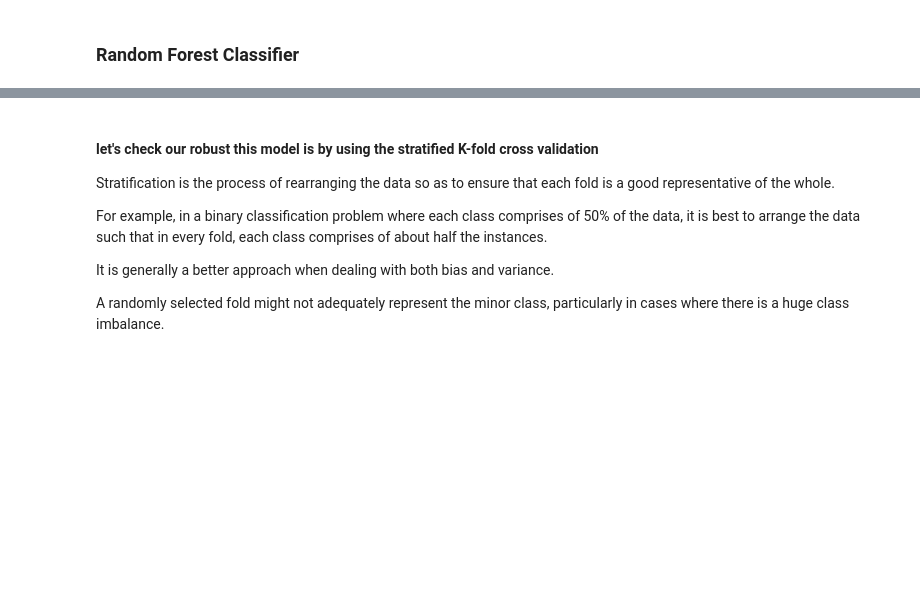
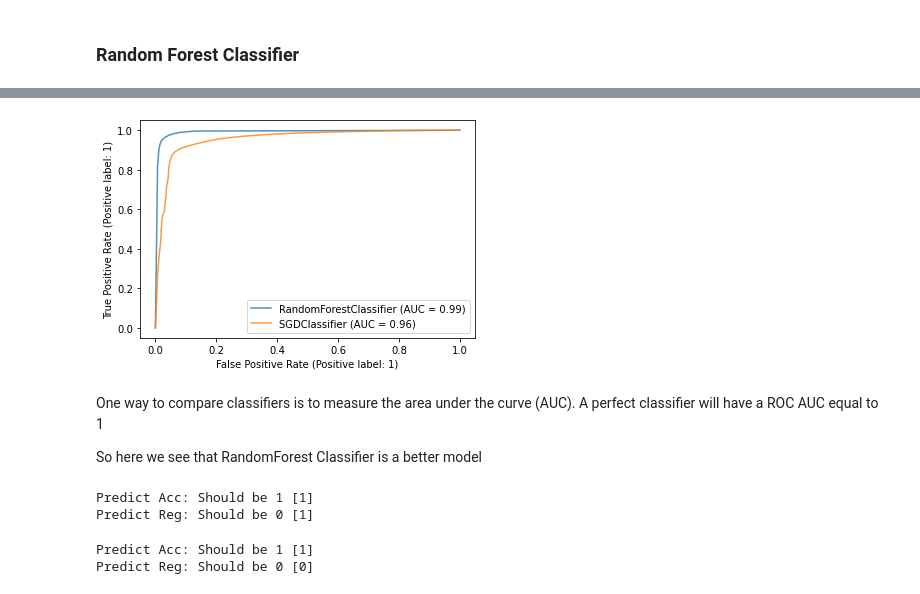
Before and after one commit to kblood86/final_project, a Jupyter notebook: Prince_files/Model_1 - ACC_REJ/Loan Eligibility_Acc vs Rec_Model_test.ipynb, the cells around one changed output, grey strips where cells are left out. Drawn from its saved outputs; the diff is of its cells as text; code cells hidden in the pictures; blank space fills up the shorter version.

```diff
--- a/Prince_files/Model_1 - ACC_REJ/Loan Eligibility_Acc vs Rec_Model_test.ipynb
+++ b/Prince_files/Model_1 - ACC_REJ/Loan Eligibility_Acc vs Rec_Model_test.ipynb
@@ -501,10 +504,0 @@ LogisticRegression()
-# %% [markdown]
-#### let's check our robust this model is by using the stratified K-fold cross validation
-
-Stratification is the process of rearranging the data so as to ensure that each fold is a good representative of the whole.
-
-For example, in a binary classification problem where each class comprises of 50% of the data, it is best to arrange the data such that in every fold, each class comprises of about half the instances.
-
-It is generally a better approach when dealing with both bias and variance.
-
-A randomly selected fold might not adequately represent the minor class, particularly in cases where there is a huge class imbalance.
@@ -537,0 +505,17 @@ A randomly selected fold might not adequately represent the minor class, particu
+# %%
+# to plot a ROC curve to see score for RFC vs SGD
+from sklearn.metrics import plot_roc_curve
+
+rfc = RandomForestClassifier(n_estimators=10, random_state=42)
+rfc.fit(X_train, y_train)
+
+ax = plt.gca()
+rfc_disp = plot_roc_curve(rfc, X_test, y_test, ax=ax, alpha=0.8)
+sgd_clf_disp = plot_roc_curve(sgd_clf, X_test, y_test, ax=ax, alpha=0.8)
+plt.show()
+# %% [output]
+[figure, added]
+# %% [markdown]
+One way to compare classifiers is to measure the area under the curve (AUC). A perfect classifier will have a ROC AUC equal to 1
+
+So here we see that RandomForest Classifier is a better model
@@ -537,0 +530,15 @@ A randomly selected fold might not adequately represent the minor class, particu
+# %%
+# Predict random acc/rej with SGD model
+print('Predict Acc: Should be 1',sgd_clf.predict(random_acc))
+print('Predict Reg: Should be 0',sgd_clf.predict(random_rej))
+# %% [output]
+Predict Acc: Should be 1 [1]
+Predict Reg: Should be 0 [1]
+# %%
+rfc.predict(random_rej)
+
+print('Predict Acc: Should be 1',rfc.predict(random_acc))
+print('Predict Reg: Should be 0',rfc.predict(random_rej))
+# %% [output]
+Predict Acc: Should be 1 [1]
+Predict Reg: Should be 0 [0]
```
Also changed, not shown: parts of 15 cells of this notebook.
